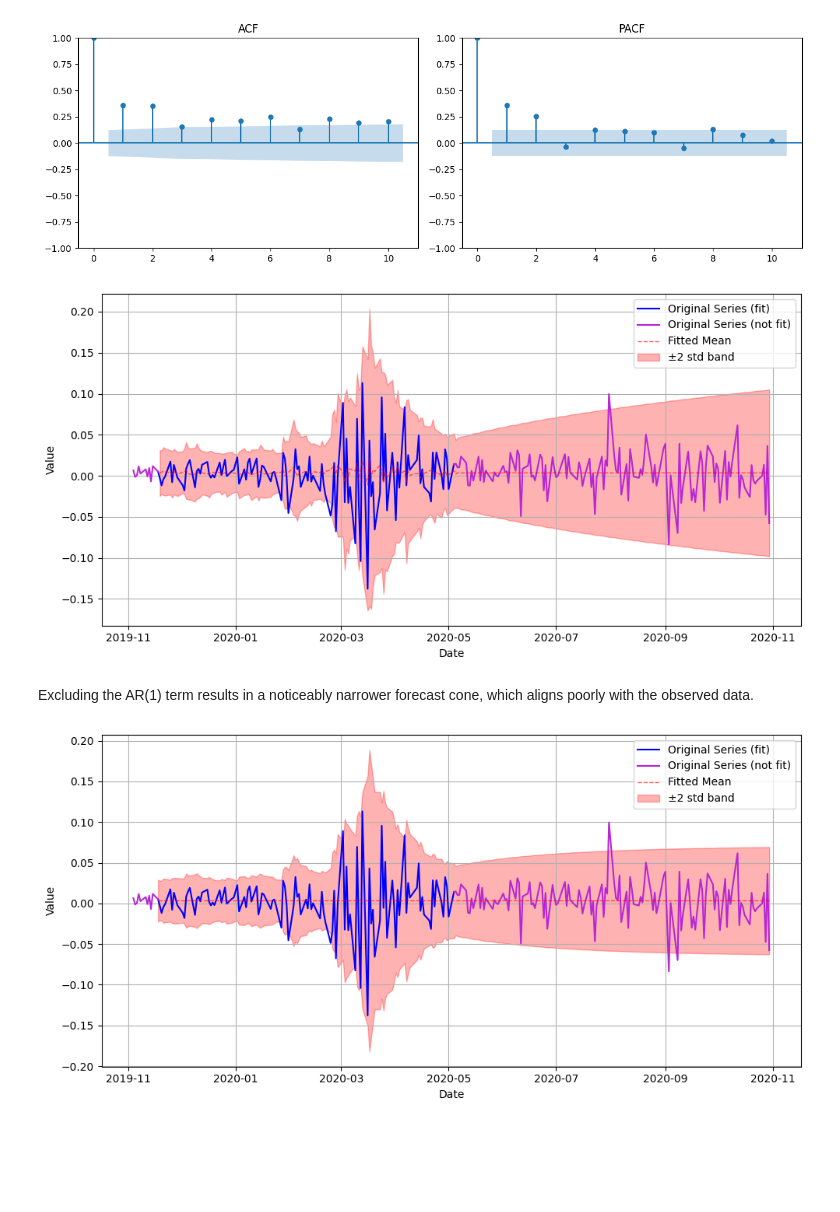
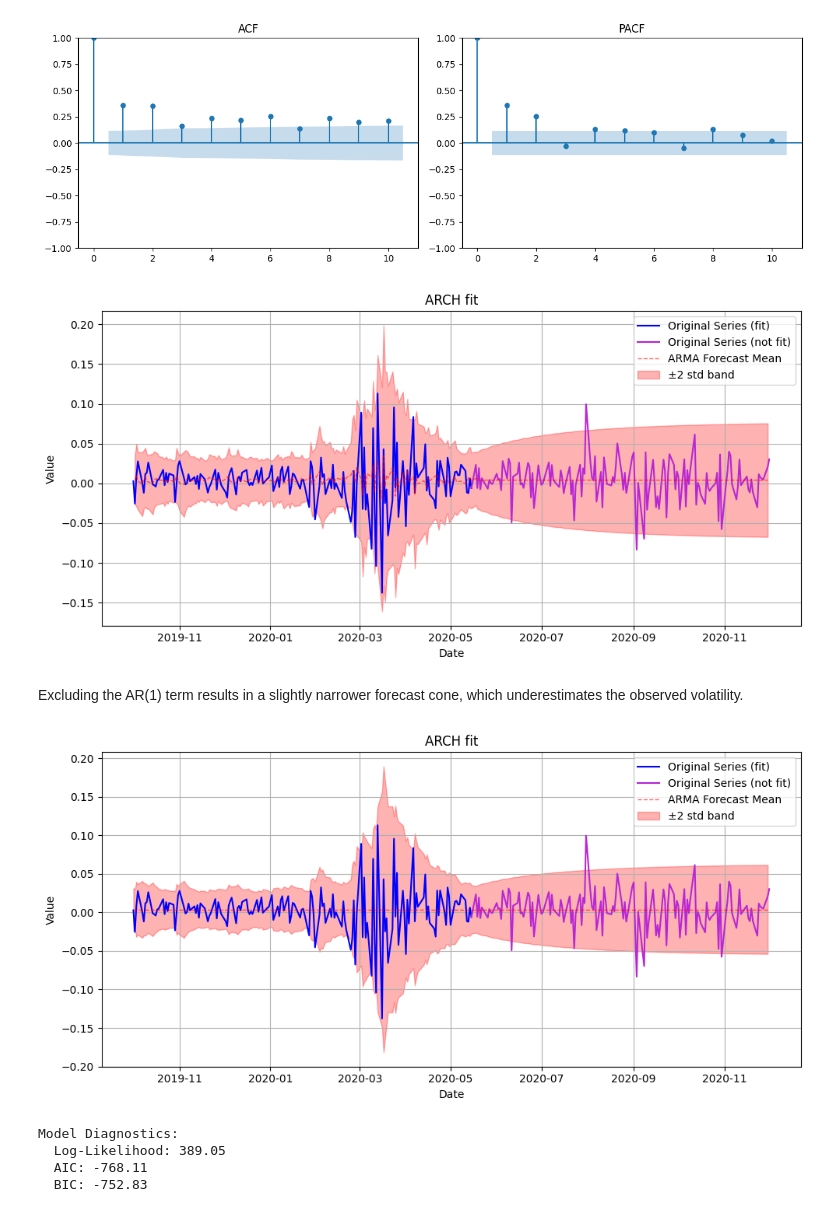
Before and after one commit to AlexanderGTumanov/stock-analyzer, a Jupyter notebook: notebooks/stock_analyzer.ipynb, the cells around one changed output. Cells and saved outputs as stored; diff of their text form; code cells hidden in the pictures; blank space fills up the shorter version.

```diff
--- a/notebooks/stock_analyzer.ipynb
+++ b/notebooks/stock_analyzer.ipynb
@@ -33,6 +38,7 @@ analysis.plot_acf_pacf(log_returns ** 2, lags = 9)
 # %% [markdown]
 The GARCH model is incapable of predicting the crash itself, but when the initial stages of the crash are included in the fit, it can produce reliable predictions for the volatility decline following the crash.
 # %%
-arch = model_arma_arch.fit_ARCH(log_returns[10:114], lags = 0, p = 1, q = 1)
-analysis.plot_series(log_returns, arch, horizon = 142)
+arch_BA = model_arch.fit_ARCH(log_returns_BA_arch.loc[:'2020-03-12'], lags = 0, p = 1, q = 1)
+model_arch.plot_series(log_returns_BA_arch, arch_BA, horizon = 144)
+model_arch.print_diagnostics(arch_BA)
 # %% [output]
@@ -42,17 +52,15 @@ analysis.plot_series(log_returns, arch, horizon = 142)
 # %% [markdown]
 Similarly to the Boeing case considered above, the ACF/PACF plots indicate that the GARCH(1,1) fit is appropriate.
 # %%
-start = dt.datetime(2020, 7, 1)
-end = dt.datetime(2021, 11, 1)
-stock = analysis.retrieve_stock('GME', start, end)
-log_returns = analysis.log_returns(stock)
+log_returns_GME_arch = log_returns_GME.loc['2020-07-01':'2021-11-01']
 
-analysis.plot_acf_pacf(log_returns, lags = 10)
-analysis.plot_acf_pacf(log_returns ** 2, lags = 10)
+analysis.plot_acf_pacf(log_returns_GME_arch, lags = 10)
+analysis.plot_acf_pacf(log_returns_GME_arch ** 2, lags = 10)
 # %% [output]
 [figure]
 [figure]
 # %%
-arch = model_arma_arch.fit_ARCH(log_returns[10:200], lags = 0, p = 1, q = 1)
-analysis.plot_series(log_returns, arch, horizon = 139)
+arch_GME = model_arch.fit_ARCH(log_returns_GME_arch.loc[:'2021-04-19'], lags = 0, p = 1, q = 1)
+model_arch.plot_series(log_returns_GME_arch, arch_GME, horizon = 139)
+model_arch.print_diagnostics(arch_GME)
 # %% [output]
@@ -64,25 +76,27 @@ The GARCH model performs well in capturing the duration of the post-squeeze vola
 # %% [markdown]
 In both examples considered above, only the residuals of the stock returns exhibited autocorrelation. This is not always the case, as illustrated by the behavior of Apple (AAPL) stock during 2020. As shown in the ACF/PACF plots below, both the residuals and the log returns themselves display significant autocorrelation. This suggests the need for a more general modeling approach: instead of a standard GARCH(1,1) model — which captures volatility clustering via residuals alone — an augmented model with an additional AR(1) term is appropriate.
 # %%
-start = dt.datetime(2019, 11, 1)
-end = dt.datetime(2020, 11, 1)
-stock = analysis.retrieve_stock('AAPL', start, end)
-log_returns = analysis.log_returns(stock)
+log_returns_AAPL_arch = log_returns_AAPL.loc['2019-10-01':'2020-12-01']
 
-analysis.plot_acf_pacf(log_returns, lags = 10)
-analysis.plot_acf_pacf(log_returns ** 2, lags = 10)
+analysis.plot_acf_pacf(log_returns_AAPL_arch, lags = 10)
+analysis.plot_acf_pacf(log_returns_AAPL_arch ** 2, lags = 10)
 # %% [output]
 [figure]
 [figure]
 # %%
-arch = model_arma_arch.fit_ARCH(log_returns[10:125], lags = 1, p = 1, q = 1)
-analysis.plot_series(log_returns, arch, horizon = 129)
+arch_AAPL = model_arch.fit_ARCH(log_returns_AAPL_arch.loc[:'2020-05-15'], lags = 1, p = 1, q = 1)
+model_arch.plot_series(log_returns_AAPL_arch, arch_AAPL, horizon = 141)
 # %% [output]
-[figure, old version]
+[figure, new version]
 # %% [markdown]
-Excluding the AR(1) term results in a noticeably narrower forecast cone, which aligns poorly with the observed data.
+Excluding the AR(1) term results in a slightly narrower forecast cone, which underestimates the observed volatility.
 # %%
-arch_no_ar = model_arma_arch.fit_ARCH(log_returns[10:125], lags = 0, p = 1, q = 1)
-analysis.plot_series(log_returns, arch_no_ar, horizon = 129)
+arch_AAPL_no_ar = model_arch.fit_ARCH(log_returns_AAPL_arch.loc[:'2020-05-15'], lags = 0, p = 1, q = 1)
+model_arch.plot_series(log_returns_AAPL_arch, arch_AAPL_no_ar, horizon = 141)
+model_arch.print_diagnostics(arch_AAPL)
 # %% [output]
-[figure, old version]
+[figure, new version]
+Model Diagnostics:
+  Log-Likelihood: 389.05
+  AIC: -768.11
+  BIC: -752.83
```
Also changed, not shown: parts of 24 cells of this notebook, 4 other files.
